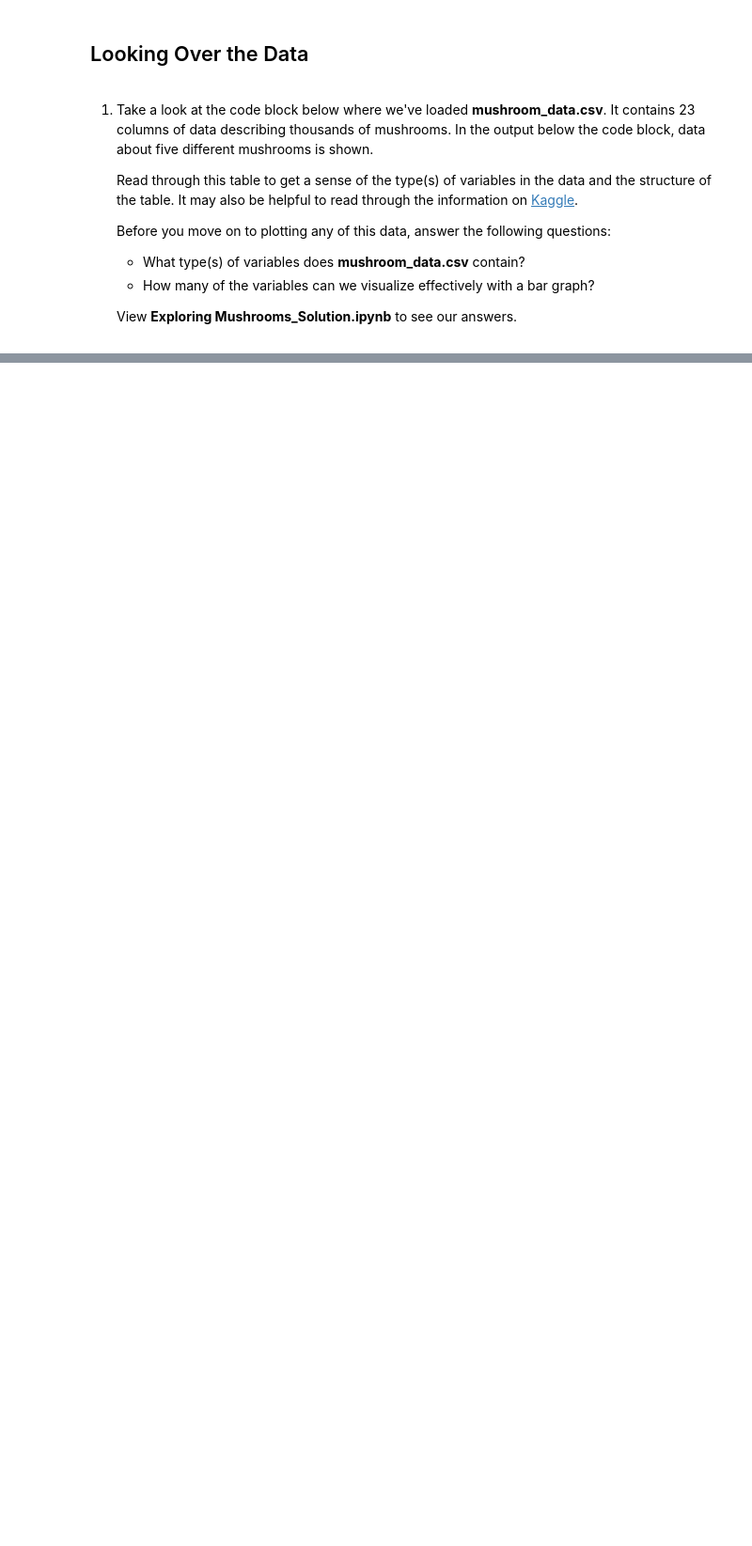
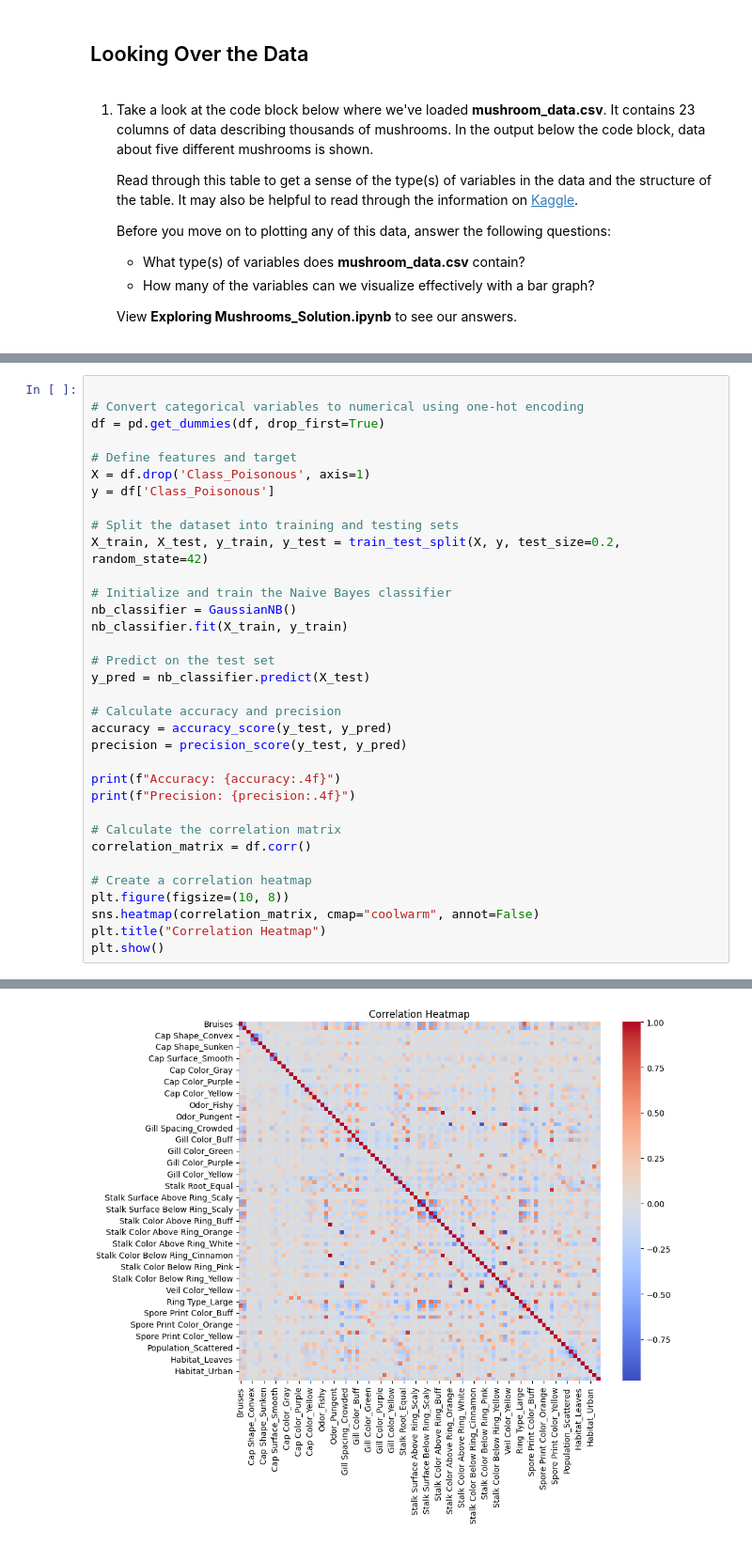
Before and after one commit to reneebrecht/Data_Visualisation, a Jupyter notebook: Exploring Mushrooms/Exploring Mushrooms.ipynb, the cells around one changed output, grey strips where cells are left out. Shown at 94% size. Cells and saved outputs as stored; diff of their text form; blank space fills up the shorter version.

Commit message:
predicting edibility

```diff
--- a/Exploring Mushrooms/Exploring Mushrooms.ipynb
+++ b/Exploring Mushrooms/Exploring Mushrooms.ipynb
@@ -163,0 +91,35 @@ for column in columns:
+# %%
+
+# Convert categorical variables to numerical using one-hot encoding
+df = pd.get_dummies(df, drop_first=True)
+
+# Define features and target
+X = df.drop('Class_Poisonous', axis=1)
+y = df['Class_Poisonous']
+
+# Split the dataset into training and testing sets
+X_train, X_test, y_train, y_test = train_test_split(X, y, test_size=0.2, random_state=42)
+
+# Initialize and train the Naive Bayes classifier
+nb_classifier = GaussianNB()
+nb_classifier.fit(X_train, y_train)
+
+# Predict on the test set
+y_pred = nb_classifier.predict(X_test)
+
+# Calculate accuracy and precision
+accuracy = accuracy_score(y_test, y_pred)
+precision = precision_score(y_test, y_pred)
+
+print(f"Accuracy: {accuracy:.4f}")
+print(f"Precision: {precision:.4f}")
+
+# Calculate the correlation matrix
+correlation_matrix = df.corr()
+
+# Create a correlation heatmap
+plt.figure(figsize=(10, 8))
+sns.heatmap(correlation_matrix, cmap="coolwarm", annot=False)
+plt.title("Correlation Heatmap")
+plt.show()
+# %% [output]
@@ -163,0 +128 @@ for column in columns:
+[figure, added]
```
Also changed, not shown: parts of 18 cells of this notebook.
